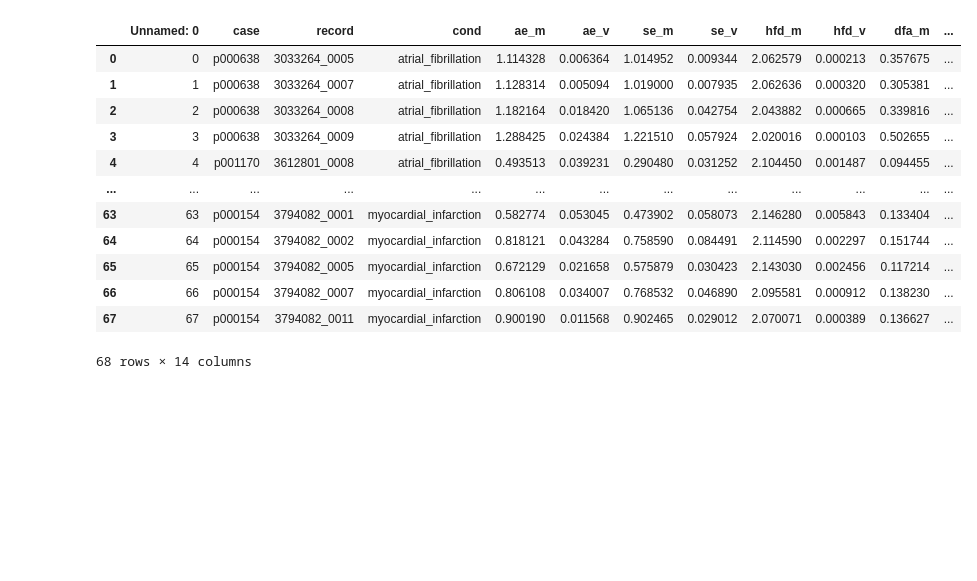
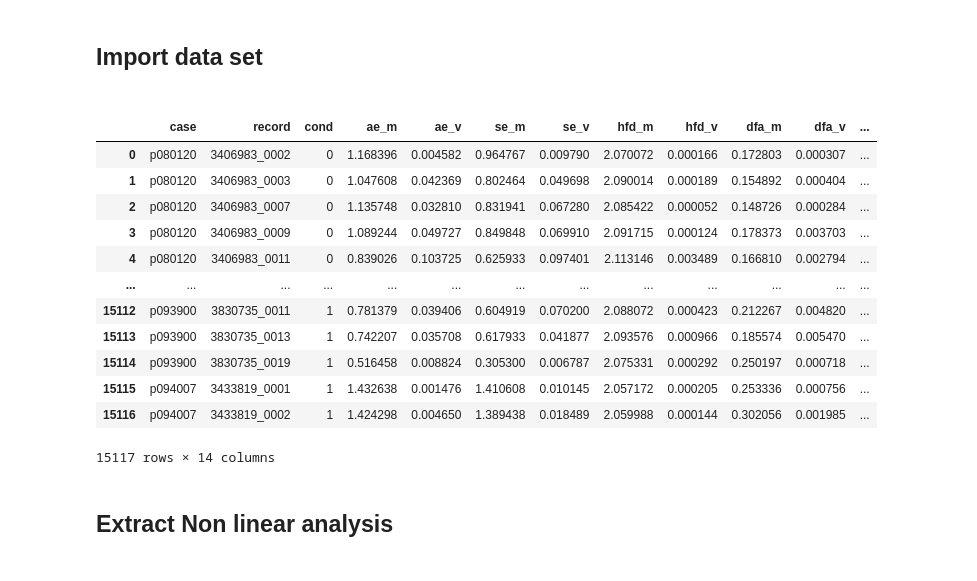
Before and after one commit to AlanPalomino/TTB_2020_2_13, a Jupyter notebook: Classification.ipynb, the cells around one changed output. Drawn from its saved outputs; the diff is of its cells as text; code cells hidden in the pictures; blank space fills up the shorter version.

```diff
--- a/Classification.ipynb
+++ b/Classification.ipynb
@@ -8,17 +9,24 @@ from sklearn import metrics
+# %% [markdown]
+<h2>Import data set<h2>
 # %%
-data=pd.read_csv("worksample_data.csv")
+data=pd.read_csv("complete_data.csv")
 data
+# 0 - Fibrilacion Atrial
+# 1 - Congestión cardíaca
+# 2 - Infarto al miocardio
 # %% [output]
-|  | Unnamed: 0 | case | record | cond | ae_m | ae_v | se_m | se_v | hfd_m | hfd_v | dfa_m | ... |
-| 0 | 0 | p000638 | 3033264_0005 | atrial_fibrillation | 1.114328 | 0.006364 | 1.014952 | 0.009344 | 2.062579 | 0.000213 | 0.357675 | ... |
-| 1 | 1 | p000638 | 3033264_0007 | atrial_fibrillation | 1.128314 | 0.005094 | 1.019000 | 0.007935 | 2.062636 | 0.000320 | 0.305381 | ... |
-| 2 | 2 | p000638 | 3033264_0008 | atrial_fibrillation | 1.182164 | 0.018420 | 1.065136 | 0.042754 | 2.043882 | 0.000665 | 0.339816 | ... |
-| 3 | 3 | p000638 | 3033264_0009 | atrial_fibrillation | 1.288425 | 0.024384 | 1.221510 | 0.057924 | 2.020016 | 0.000103 | 0.502655 | ... |
-| 4 | 4 | p001170 | 3612801_0008 | atrial_fibrillation | 0.493513 | 0.039231 | 0.290480 | 0.031252 | 2.104450 | 0.001487 | 0.094455 | ... |
+|  | case | record | cond | ae_m | ae_v | se_m | se_v | hfd_m | hfd_v | dfa_m | dfa_v | ... |
+| 0 | p080120 | 3406983_0002 | 0 | 1.168396 | 0.004582 | 0.964767 | 0.009790 | 2.070072 | 0.000166 | 0.172803 | 0.000307 | ... |
+| 1 | p080120 | 3406983_0003 | 0 | 1.047608 | 0.042369 | 0.802464 | 0.049698 | 2.090014 | 0.000189 | 0.154892 | 0.000404 | ... |
+| 2 | p080120 | 3406983_0007 | 0 | 1.135748 | 0.032810 | 0.831941 | 0.067280 | 2.085422 | 0.000052 | 0.148726 | 0.000284 | ... |
+| 3 | p080120 | 3406983_0009 | 0 | 1.089244 | 0.049727 | 0.849848 | 0.069910 | 2.091715 | 0.000124 | 0.178373 | 0.003703 | ... |
+| 4 | p080120 | 3406983_0011 | 0 | 0.839026 | 0.103725 | 0.625933 | 0.097401 | 2.113146 | 0.003489 | 0.166810 | 0.002794 | ... |
 | ... | ... | ... | ... | ... | ... | ... | ... | ... | ... | ... | ... | ... |
-| 63 | 63 | p000154 | 3794082_0001 | myocardial_infarction | 0.582774 | 0.053045 | 0.473902 | 0.058073 | 2.146280 | 0.005843 | 0.133404 | ... |
-| 64 | 64 | p000154 | 3794082_0002 | myocardial_infarction | 0.818121 | 0.043284 | 0.758590 | 0.084491 | 2.114590 | 0.002297 | 0.151744 | ... |
-| 65 | 65 | p000154 | 3794082_0005 | myocardial_infarction | 0.672129 | 0.021658 | 0.575879 | 0.030423 | 2.143030 | 0.002456 | 0.117214 | ... |
-| 66 | 66 | p000154 | 3794082_0007 | myocardial_infarction | 0.806108 | 0.034007 | 0.768532 | 0.046890 | 2.095581 | 0.000912 | 0.138230 | ... |
-| 67 | 67 | p000154 | 3794082_0011 | myocardial_infarction | 0.900190 | 0.011568 | 0.902465 | 0.029012 | 2.070071 | 0.000389 | 0.136627 | ... |
+| 15112 | p093900 | 3830735_0011 | 1 | 0.781379 | 0.039406 | 0.604919 | 0.070200 | 2.088072 | 0.000423 | 0.212267 | 0.004820 | ... |
+| 15113 | p093900 | 3830735_0013 | 1 | 0.742207 | 0.035708 | 0.617933 | 0.041877 | 2.093576 | 0.000966 | 0.185574 | 0.005470 | ... |
+| 15114 | p093900 | 3830735_0019 | 1 | 0.516458 | 0.008824 | 0.305300 | 0.006787 | 2.075331 | 0.000292 | 0.250197 | 0.000718 | ... |
+| 15115 | p094007 | 3433819_0001 | 1 | 1.432638 | 0.001476 | 1.410608 | 0.010145 | 2.057172 | 0.000205 | 0.253336 | 0.000756 | ... |
+| 15116 | p094007 | 3433819_0002 | 1 | 1.424298 | 0.004650 | 1.389438 | 0.018489 | 2.059988 | 0.000144 | 0.302056 | 0.001985 | ... |
-68 rows × 14 columns
+15117 rows × 14 columns
+# %% [markdown]
+<h2>Extract Non linear analysis<h2>
```
Also changed, not shown: parts of 26 cells of this notebook, 1 other file.
